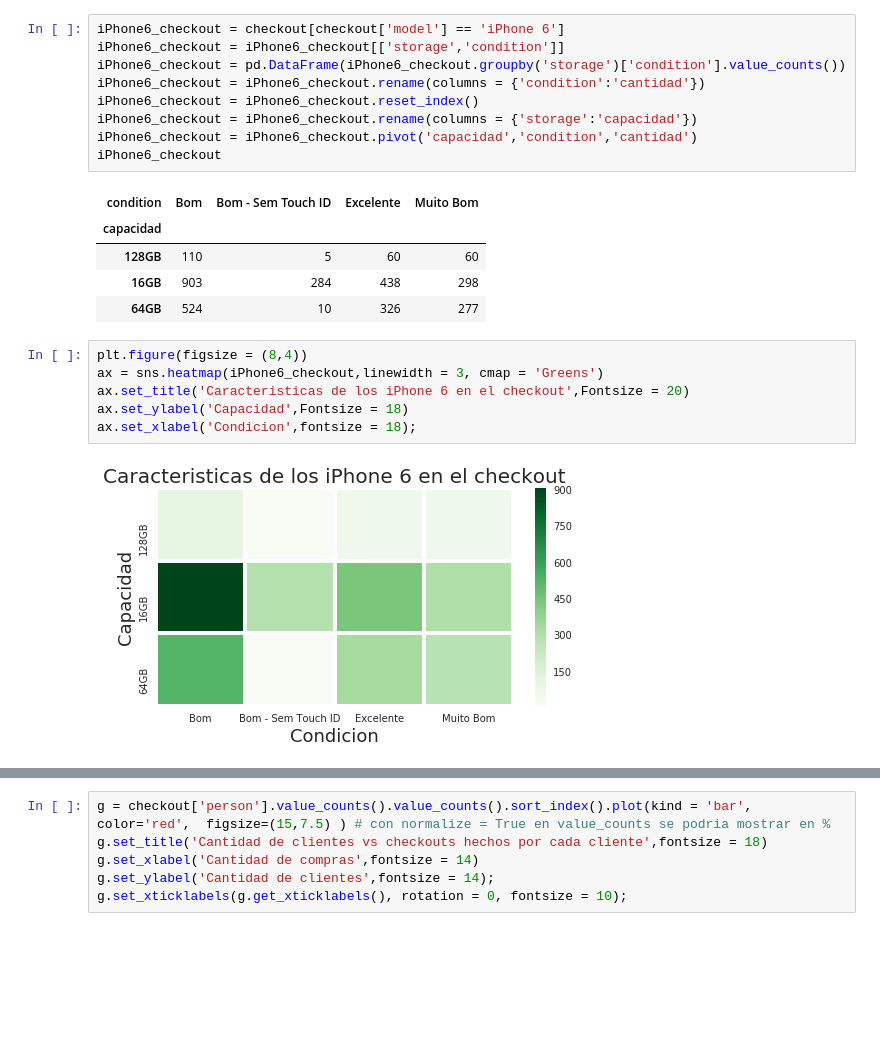
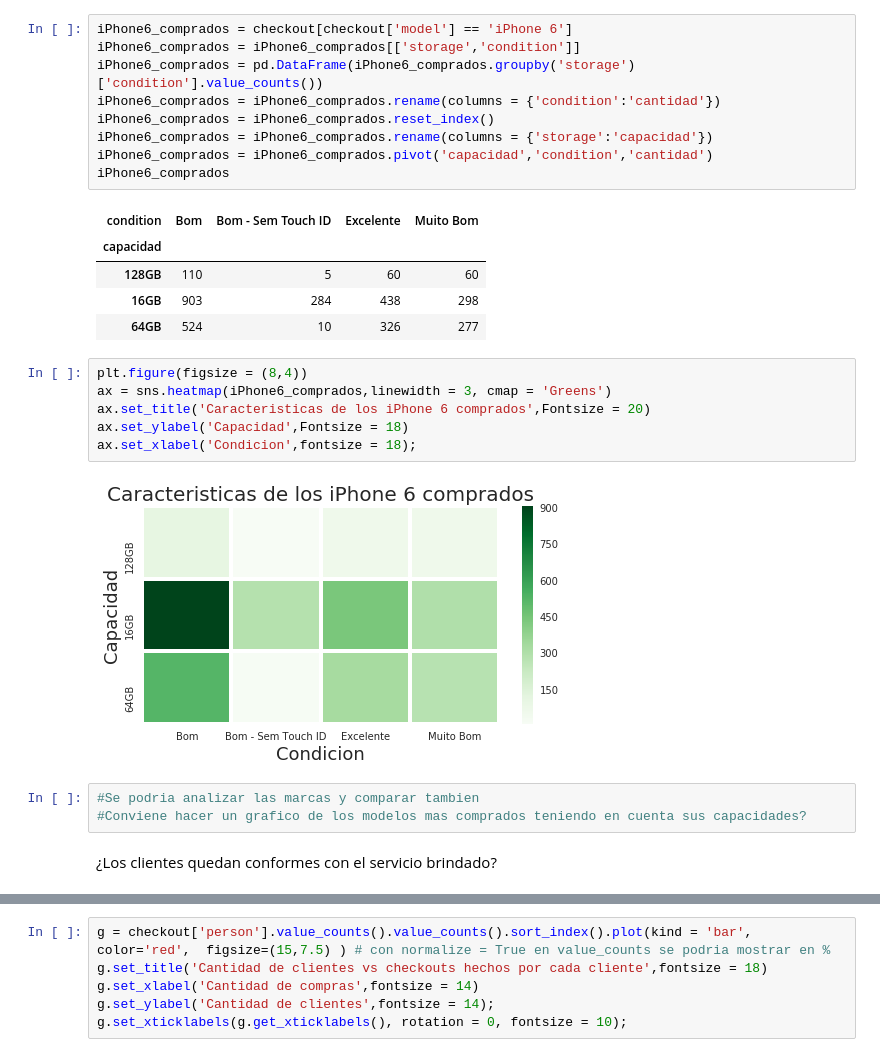
Before and after one commit to jowisaidman/tp1_analisis_exploratorio, a Jupyter notebook: Notebooks/Camila/Resumen/checkout_analisis.ipynb, the cells around one changed output, grey strips where cells are left out. Saved outputs shown, nothing was run; the diff lists cells and outputs as text; blank space fills up the shorter version.

```diff
--- a/Notebooks/Camila/Resumen/checkout_analisis.ipynb
+++ b/Notebooks/Camila/Resumen/checkout_analisis.ipynb
@@ -82,14 +82,14 @@ g.set_ylabel('Modelos',fontsize = 14); #Estaria bueno superponer este grafico co
 # %% [markdown]
 #### Analizamos las caracteristicas de los modelos mas comprados
 # %%
-iPhone6_checkout = checkout[checkout['model'] == 'iPhone 6']
-iPhone6_checkout = iPhone6_checkout[['storage','condition']]
-iPhone6_checkout = pd.DataFrame(iPhone6_checkout.groupby('storage')['condition'].value_counts())
-iPhone6_checkout = iPhone6_checkout.rename(columns = {'condition':'cantidad'})
-iPhone6_checkout = iPhone6_checkout.reset_index()
-iPhone6_checkout = iPhone6_checkout.rename(columns = {'storage':'capacidad'})
-iPhone6_checkout = iPhone6_checkout.pivot('capacidad','condition','cantidad')
-iPhone6_checkout
+iPhone6_comprados = checkout[checkout['model'] == 'iPhone 6']
+iPhone6_comprados = iPhone6_comprados[['storage','condition']]
+iPhone6_comprados = pd.DataFrame(iPhone6_comprados.groupby('storage')['condition'].value_counts())
+iPhone6_comprados = iPhone6_comprados.rename(columns = {'condition':'cantidad'})
+iPhone6_comprados = iPhone6_comprados.reset_index()
+iPhone6_comprados = iPhone6_comprados.rename(columns = {'storage':'capacidad'})
+iPhone6_comprados = iPhone6_comprados.pivot('capacidad','condition','cantidad')
+iPhone6_comprados
 # %% [output]
 | condition | Bom | Bom - Sem Touch ID | Excelente | Muito Bom |
 | capacidad |  |  |  |  |
@@ -98,9 +98,14 @@ iPhone6_checkout
 | 64GB | 524 | 10 | 326 | 277 |
 # %%
 plt.figure(figsize = (8,4))
-ax = sns.heatmap(iPhone6_checkout,linewidth = 3, cmap = 'Greens')
-ax.set_title('Caracteristicas de los iPhone 6 en el checkout',Fontsize = 20)
+ax = sns.heatmap(iPhone6_comprados,linewidth = 3, cmap = 'Greens')
+ax.set_title('Caracteristicas de los iPhone 6 comprados',Fontsize = 20)
 ax.set_ylabel('Capacidad',Fontsize = 18)
 ax.set_xlabel('Condicion',fontsize = 18);
 # %% [output]
-[figure, old version]
+[figure, new version]
+# %%
+#Se podria analizar las marcas y comparar tambien
+#Conviene hacer un grafico de los modelos mas comprados teniendo en cuenta sus capacidades?
+# %% [markdown]
+¿Los clientes quedan conformes con el servicio brindado?
```
Also changed, not shown: parts of 16 cells of this notebook, 1 other file.
